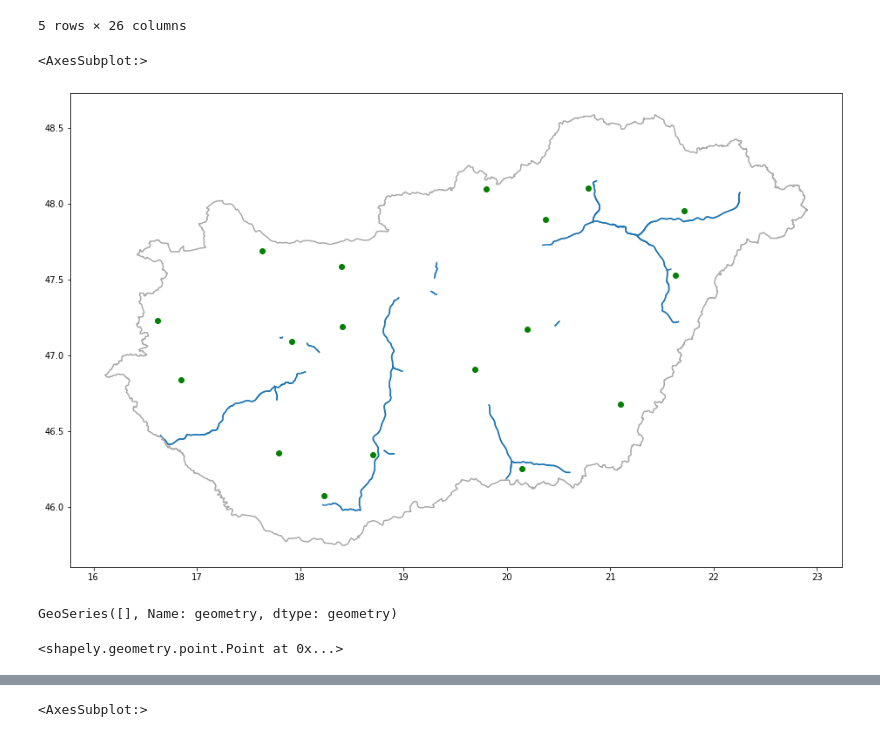
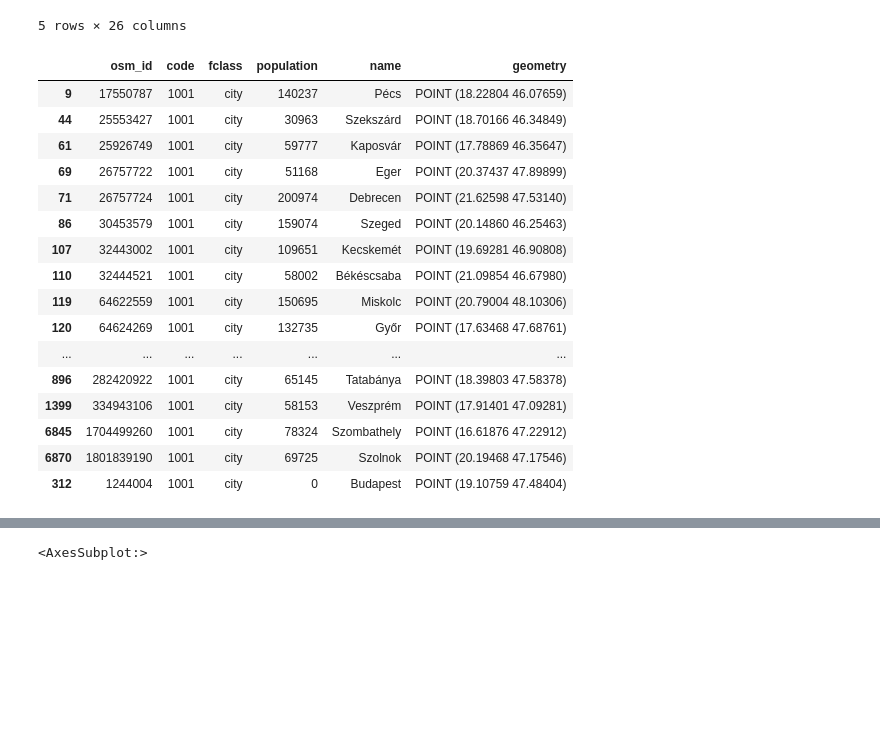
Before and after one commit to bokae/wwcs-2022-memory-of-social-connections, a Jupyter notebook: simplified_roads/hungary/02_temporal_graphs.ipynb, the cells around one changed output, grey strips where cells are left out. Drawn from its saved outputs; the diff is of its cells as text; code cells hidden in the pictures; blank space fills up the shorter version.

```diff
--- a/simplified_roads/hungary/02_temporal_graphs.ipynb
+++ b/simplified_roads/hungary/02_temporal_graphs.ipynb
@@ -53,14 +54,22 @@ intersections.head()
 | 95 | 687431058 | 687433176 | 0 | LINESTRING (18.23613 46.01250, 18... | [269888480, 269888481, 149403364,... | True | ['2', '3'] | M60 | motorway | 4157.165 | ... | ... |
 5 rows × 26 columns
 # %%
+# getting Budapest as a point
+budapest = gpd.read_file('../../data/hungary-osm/gis_osm_places_a_free_1.shp').loc[312]
+budapest["geometry"] = budapest["geometry"].centroid
+
+# reading OSM settlements
 settlements = gpd.read_file('../../data/hungary-osm/gis_osm_places_free_1.shp')
+# adding Budapest, that was a polygon
+settlements = pd.concat([settlements, pd.DataFrame([budapest])])
+
+# plotting high-speed roads that intersect with the construction dataframe
 fig,ax = plt.subplots(1,1,figsize=(20,10))
 intersections[intersections["maxspeed_new"]>90].plot(ax=ax)
+# plotting country boundary
 gpd.read_file('../../data/hungary-gadm/gadm36_HUN_0.shp').boundary.plot(ax=ax,color='darkgrey')
+# plotting settlements
 settlements[settlements["fclass"]=="city"].plot(ax=ax,color="green")
-# %% [output]
-<AxesSubplot:>
-[figure, removed]
 # %%
 def trim_graph(year):
     """
@@ -89,3 +93,25 @@ c2 = 1403791829 # Szeged
+# %%
+# the 19 selected cities
+cities = settlements[settlements["fclass"]=="city"]
+cities
+# %% [output]
+|  | osm_id | code | fclass | population | name | geometry |
+| 9 | 17550787 | 1001 | city | 140237 | Pécs | POINT (18.22804 46.07659) |
+| 44 | 25553427 | 1001 | city | 30963 | Szekszárd | POINT (18.70166 46.34849) |
+| 61 | 25926749 | 1001 | city | 59777 | Kaposvár | POINT (17.78869 46.35647) |
+| 69 | 26757722 | 1001 | city | 51168 | Eger | POINT (20.37437 47.89899) |
+| 71 | 26757724 | 1001 | city | 200974 | Debrecen | POINT (21.62598 47.53140) |
+| 86 | 30453579 | 1001 | city | 159074 | Szeged | POINT (20.14860 46.25463) |
+| 107 | 32443002 | 1001 | city | 109651 | Kecskemét | POINT (19.69281 46.90808) |
+| 110 | 32444521 | 1001 | city | 58002 | Békéscsaba | POINT (21.09854 46.67980) |
+| 119 | 64622559 | 1001 | city | 150695 | Miskolc | POINT (20.79004 48.10306) |
+| 120 | 64624269 | 1001 | city | 132735 | Győr | POINT (17.63468 47.68761) |
+| ... | ... | ... | ... | ... | ... | ... |
+| 896 | 282420922 | 1001 | city | 65145 | Tatabánya | POINT (18.39803 47.58378) |
+| 1399 | 334943106 | 1001 | city | 58153 | Veszprém | POINT (17.91401 47.09281) |
+| 6845 | 1704499260 | 1001 | city | 78324 | Szombathely | POINT (16.61876 47.22912) |
+| 6870 | 1801839190 | 1001 | city | 69725 | Szolnok | POINT (20.19468 47.17546) |
+| 312 | 1244004 | 1001 | city | 0 | Budapest | POINT (19.10759 47.48404) |
 # %%
 graphs = {}
 nodes = {}
@@ -94,13 +123,5 @@ for y in range(2002,2013):
     graphs[y] = ox.get_undirected(test)
     nodes[y] = nodes_test
 #     ox.io.save_graphml(trim_graph(y),f'data/hungary_road_network_{y}.graphml')
-# %%
-cities[cities["osm_id"]==c1]["geometry"]
-# %% [output]
-GeoSeries([], Name: geometry, dtype: geometry)
-# %%
-cities[cities["osm_id"]==c1_orig]["geometry"].iloc[0]
-# %% [output]
-<shapely.geometry.point.Point at 0x...>
 # %%
 from itertools import product
```
Also changed, not shown: parts of 12 cells of this notebook, 1 other file.
